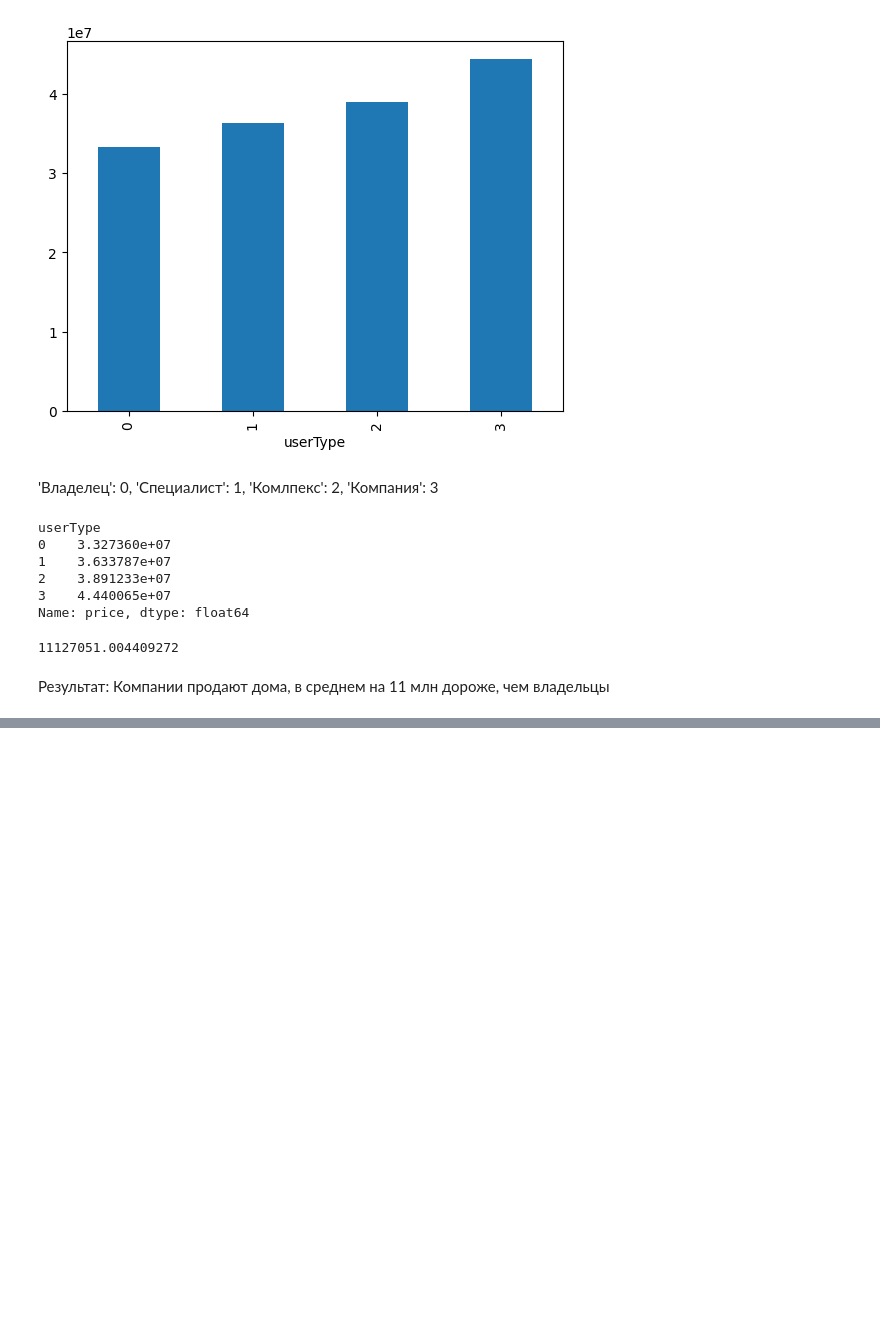
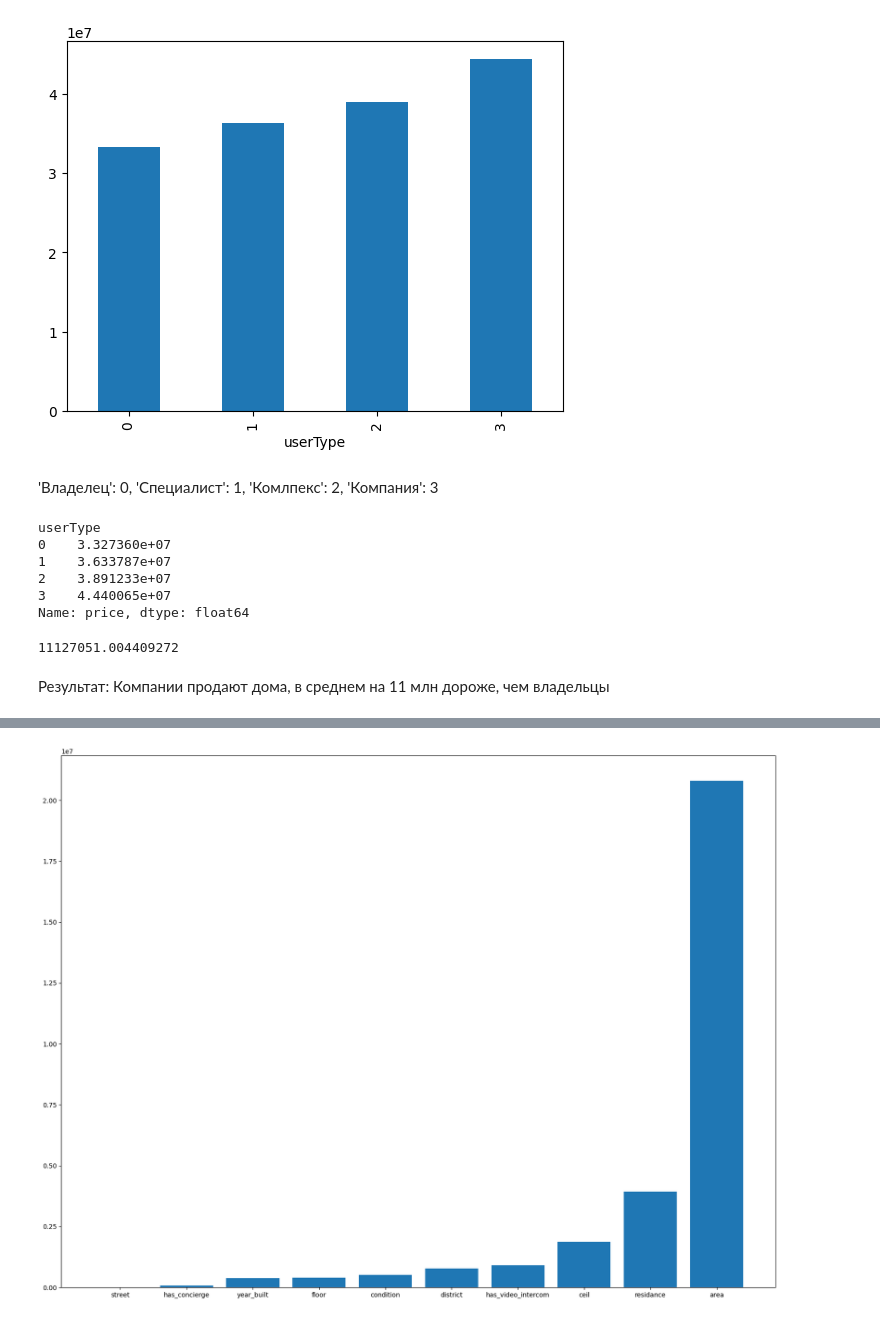
Before and after one commit to khandosaly/krisha-eda, a Jupyter notebook: notebooks/eda.ipynb, the cells around one changed output, grey strips where cells are left out. Saved outputs shown, nothing was run; the diff lists cells and outputs as text; code cells hidden in the pictures; blank space fills up the shorter version.

Commit message:
'models'

```diff
--- a/notebooks/eda.ipynb
+++ b/notebooks/eda.ipynb
@@ -817,0 +891,6 @@ price_by_owner.values[-1]-price_by_owner.values[0]
+# %%
+reg = Ridge(**clf.best_params_)
+reg.fit(X_train, y_train)
+score = reg.score(X_test, y_test)
+model_scores['Ридж'] = score
+print(score)
@@ -817,0 +901,15 @@ price_by_owner.values[-1]-price_by_owner.values[0]
+# %%
+clf = GridSearchCV(
+    ElasticNet(),
+    param_grid = {
+        'fit_intercept': [True, False],
+        'alpha': np.logspace(1, 8, 50),
+        'l1_ratio': np.arange(0.0, 1.1, 0.1),
+        'selection': ['cyclic', 'random']
+    },
+    scoring='neg_mean_absolute_error',
+    cv=5,
+    n_jobs=-1
+)
+clf.fit(X_train, y_train)
+clf.best_params_
@@ -817,0 +921,6 @@ price_by_owner.values[-1]-price_by_owner.values[0]
+# %%
+reg = ElasticNet(**clf.best_params_)
+reg.fit(X_train, y_train)
+score = reg.score(X_test, y_test)
+model_scores['ЭластикНэт'] = score
+print(score)
@@ -817,0 +945,9 @@ price_by_owner.values[-1]-price_by_owner.values[0]
+# %%
+fields = {
+    field: val for field,val in zip(
+        df[[col for col in df if col not in ('price', 'sqr_price')]],
+        reg.coef_
+    ) if abs(val) > 1000
+}
+fields = dict(sorted(fields.items(), key=lambda item: item[1]))
+fields
@@ -817,0 +965,6 @@ price_by_owner.values[-1]-price_by_owner.values[0]
+# %%
+plt.rcParams["figure.figsize"] = (20,15)
+plt.bar(fields.keys(), fields.values())
+plt.show()
+# %% [output]
+[figure, added]
```
Also changed, not shown: parts of 28 cells of this notebook.
